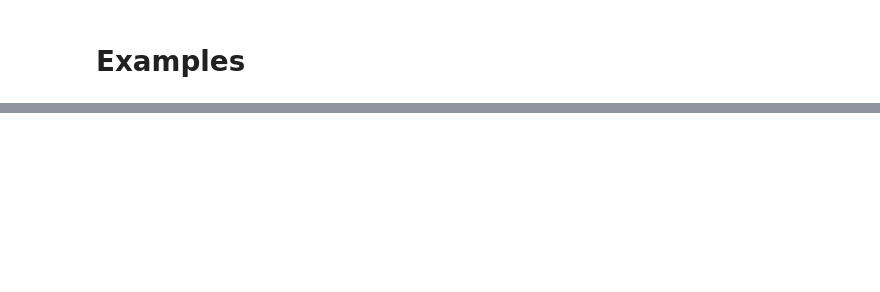
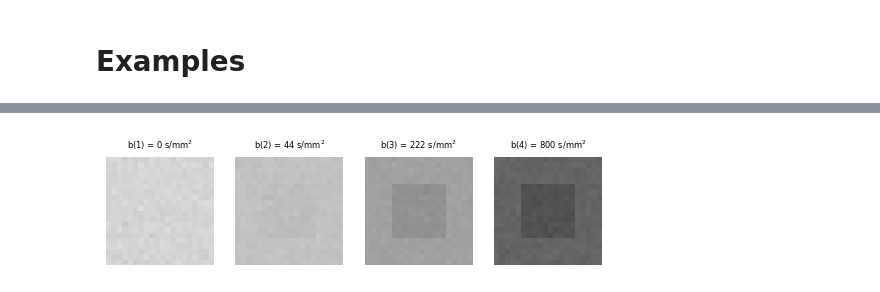
Before and after one commit to oscarjalnefjord/ivim, a Jupyter notebook: docs/examples.ipynb, the cells around one changed output, grey strips where cells are left out. Drawn from its saved outputs; the diff is of its cells as text; code cells hidden in the pictures; blank space fills up the shorter version.

```diff
--- a/docs/examples.ipynb
+++ b/docs/examples.ipynb
@@ -79,0 +84,16 @@ ax.set_zlim([-0.5e-3,0.5e-3]);
+# %%
+outbase_avg = os.path.join(folder,'comb')
+ivim.preproc.base.average(im_file, bval_file, outbase_avg)
+im_avg_file = outbase_avg + '.nii.gz'
+bval_avg_file = outbase_avg + '.bval'
+# %%
+im_avg = ivim.io.base.read_im(im_avg_file)
+b_avg = ivim.io.base.read_bval(bval_avg_file)
+
+fig,axes = plt.subplots(1,4)
+for i,ax in enumerate(axes.flatten()):
+    ax.imshow(im_avg[...,0,i], cmap='gray', vmin=0, vmax=1.2)
+    ax.axis('off')
+    ax.set_title(f'b({i+1}) = {int(b_avg[i]):d} s/mm$^2$', fontsize = 6)
+# %% [output]
+[figure, added]
```
Also changed, not shown: parts of 25 cells of this notebook, 38 other files.
